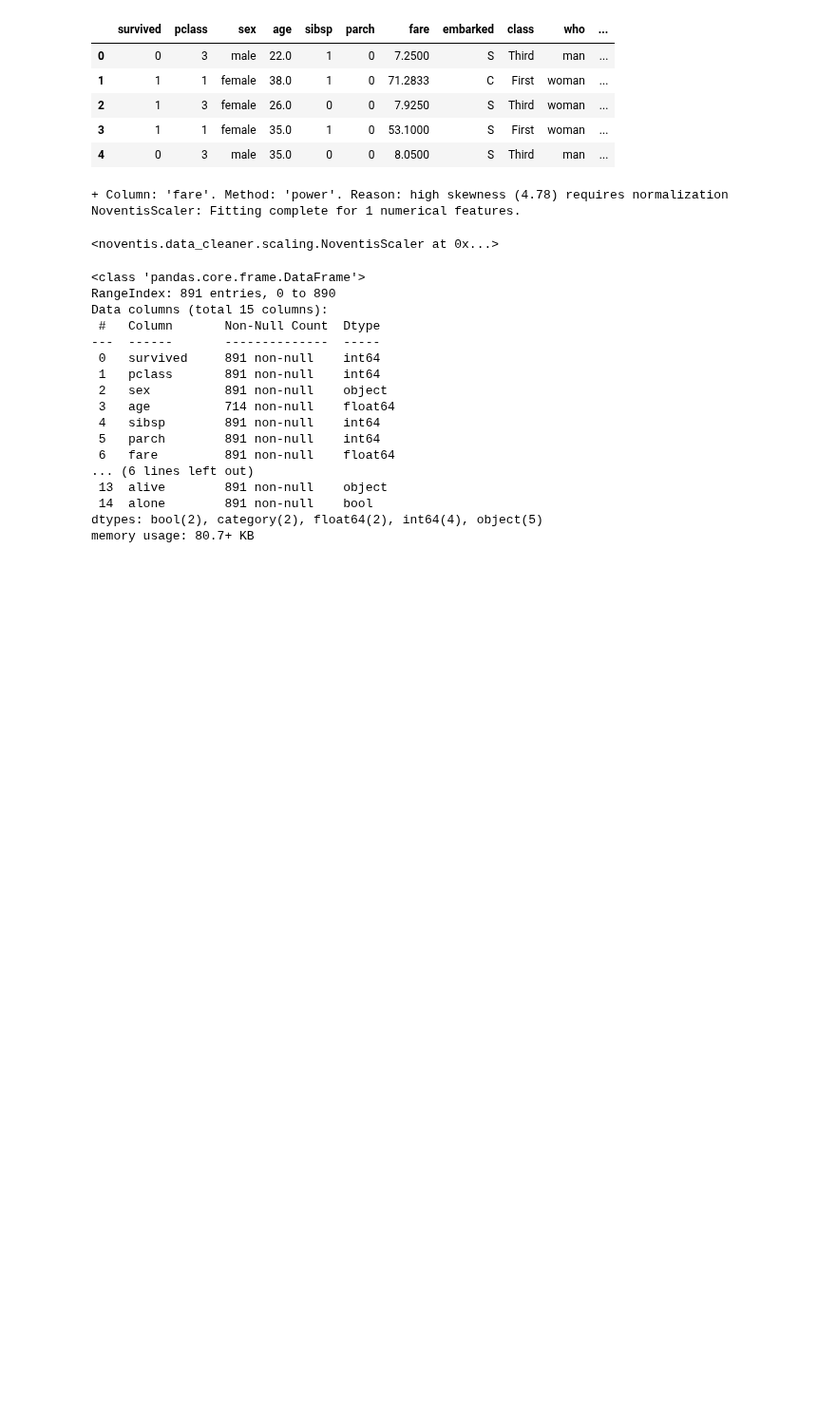
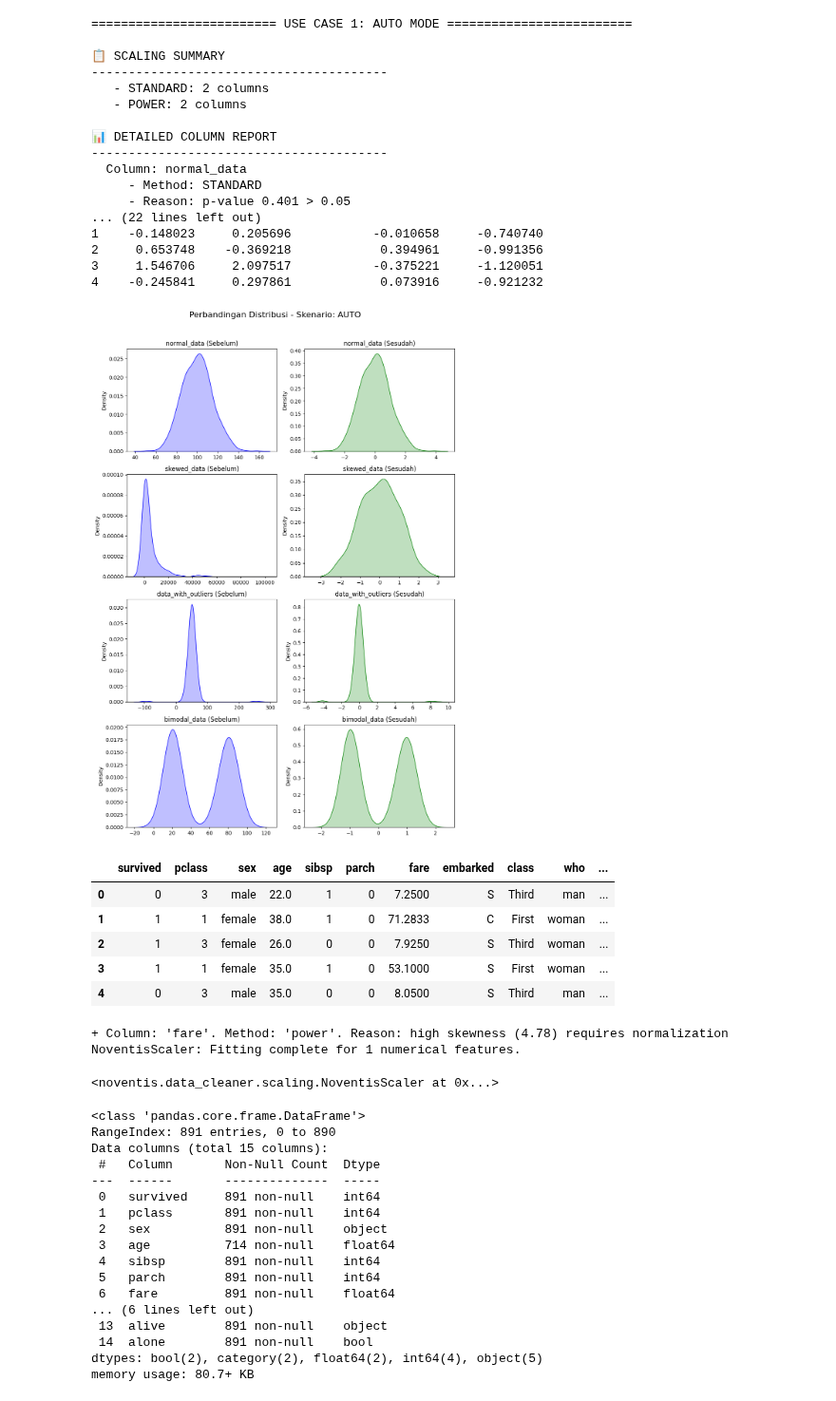
Before and after one commit to bccfilkom/noventis, a Jupyter notebook: examples/scaling.ipynb, the cells around one changed output. Shown at 95% size. Drawn from its saved outputs; the diff is of its cells as text; code cells hidden in the pictures; blank space fills up the shorter version.

```diff
--- a/examples/scaling.ipynb
+++ b/examples/scaling.ipynb
@@ -10,0 +36,15 @@ import seaborn as sb
+# %%
+np.random.seed(42)
+data = {
+    'normal_data': np.random.normal(loc=100, scale=15, size=500),
+    'skewed_data': np.random.gamma(shape=1, scale=50, size=500)**2,
+    'data_with_outliers': np.concatenate([np.random.normal(loc=50, scale=10, size=490),
+                                          np.array([250, 260, -90, -100, 275, -80, 255, 240, -110, -95])]),
+    'bimodal_data': np.concatenate([np.random.normal(loc=20, scale=5, size=250),
+                                    np.random.normal(loc=80, scale=7, size=250)])
+}
+df_original = pd.DataFrame(data)
+
+print("=== DATA ASLI (5 baris pertama) ===")
+print(df_original.head())
+print("\n" * 2)
@@ -10,0 +59,32 @@ import seaborn as sb
+# %%
+
+# --- USE CASE 1: AUTO MODE ---
+print("="*25 + " USE CASE 1: AUTO MODE " + "="*25)
+# Membuat instance scaler dalam mode auto
+auto_scaler = NoventisScaler(method='auto', skew_threshold=2.0)
+# Fit dan transform data
+df_auto_scaled = auto_scaler.fit_transform(df_original.copy())
+# Menampilkan hasil
+print("\nHasil setelah AUTO scaling (5 baris pertama):")
+print(df_auto_scaled.head())
+# Membuat plot
+plot_scaling_comparison(df_original, df_auto_scaled, "AUTO")
+# %% [output]
+========================= USE CASE 1: AUTO MODE =========================
+
+📋 SCALING SUMMARY
+----------------------------------------
+   - STANDARD: 2 columns
+   - POWER: 2 columns
+
+📊 DETAILED COLUMN REPORT
+----------------------------------------
+  Column: normal_data
+     - Method: STANDARD
+     - Reason: p-value 0.401 > 0.05
+... (22 lines left out)
+1    -0.148023     0.205696           -0.010658     -0.740740
+2     0.653748    -0.369218            0.394961     -0.991356
+3     1.546706     2.097517           -0.375221     -1.120051
+4    -0.245841     0.297861            0.073916     -0.921232
+[figure, added]
```
Also changed, not shown: parts of 6 cells of this notebook, 2 other files.
